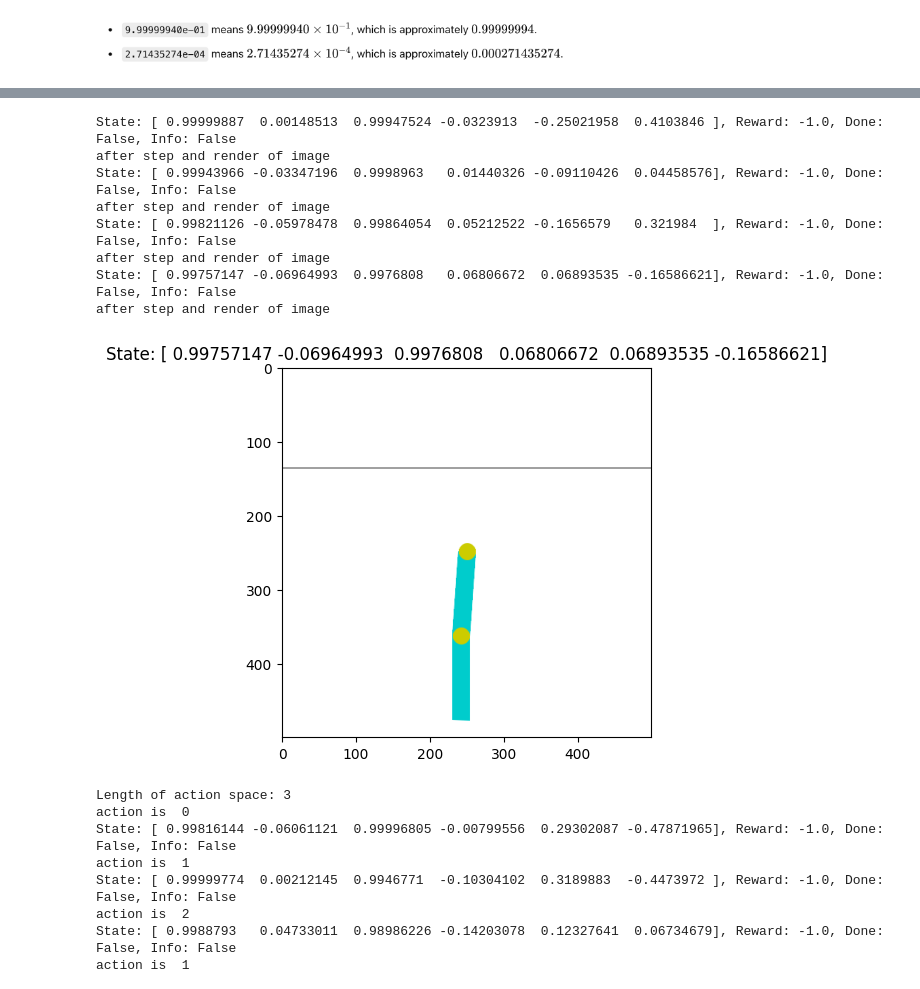
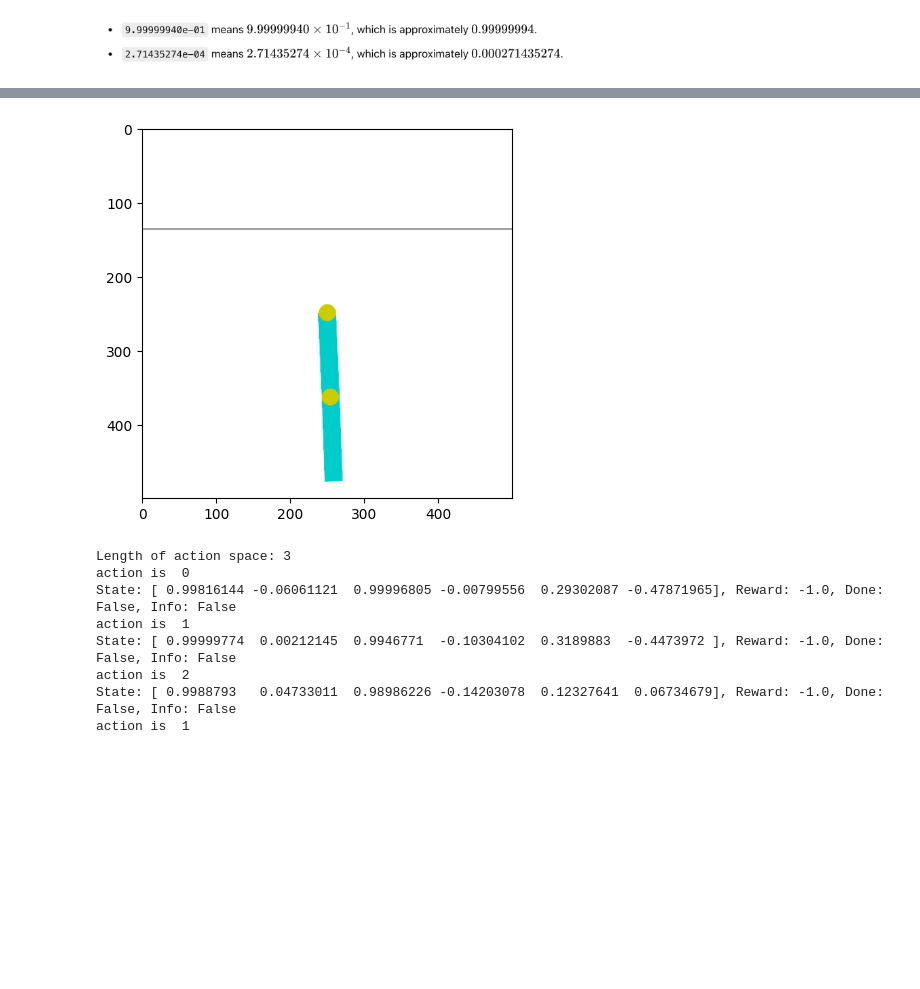
Before and after one commit to trueblood/MyAcrobot, a Jupyter notebook: MyAcrobot.ipynb, the cells around one changed output, grey strips where cells are left out. Saved outputs shown, nothing was run; the diff lists cells and outputs as text; code cells hidden in the pictures; blank space fills up the shorter version.

Commit message:
added custom environment

```diff
--- a/MyAcrobot.ipynb
+++ b/MyAcrobot.ipynb
@@ -55,3 +55,31 @@ Image(filename='./images/scientific-notation.png', width=500)
 # %% [output]
 scientific notation
 [figure]
+# %%
+import gymnasium as gym
+import numpy as np
+
+class CustomAcrobotEnv(gym.envs.classic_control.AcrobotEnv):
+    def __init__(self, render_mode='rgb_array'):
+        super().__init__()
+        self.render_mode = render_mode
+
+    def step(self, action):
+        # Call the original step method to perform the action
+        state, reward, done, info, _ = super().step(action)
+
+        # Custom reward logic
+        angle_threshold = 0.9  # Set a goal angle for high rewards
+        angle = state[0]  # Assuming this represents the angle from the state
+
+        # Apply custom reward conditions
+        if angle > angle_threshold:
+            reward = 10  # High reward for reaching a high angle
+        elif abs(angle) < 0.1:
+            reward = -1  # Penalty for low movement
+        else:
+            reward = -0.5  # Minor penalty for each step to keep it efficient
+
+        # Optionally, add custom information or logging
+        #info['custom_reward'] = reward
+        return state, reward, done, info
@@ -59,6 +138,7 @@ scientific notation
 import gymnasium as gym
 import matplotlib.pyplot as plt
 from matplotlib.animation import FuncAnimation
+import time
 
 # Set up the environment
 env = gym.make('Acrobot-v1', render_mode='rgb_array')
@@ -71,43 +151,39 @@ im = ax.imshow(img)
 ax.axis('on')
 
 # Define an update function for the animation
 def update_frame(frame):
     global state
     # Loop through actions for each frame update
     for _ in range(2):  # Adjust the range to control how many steps per frame
         action = env.action_space.sample()  # Sample a random action
         state, reward, done, info, _ = env.step(action)  # Take a step in the environment
         print(f'State: {state}, Reward: {reward}, Done: {done}, Info: {info}')
 
         # Render the new frame
         img = env.render()
         im.set_array(img)
+        print("image updated")
+
+
         plt.title(f'State: {state}')  # Update title with current state
 
+        time.sleep(2)
         # Reset if done
         if done:
             state = env.reset()
 
     return [im]
 
 # Create the animation
-ani = FuncAnimation(fig, update_frame, frames=100, blit=True, interval=200)  # interval controls the speed
+#ani = FuncAnimation(fig, update_frame, frames=100, blit=True, interval=200)  # interval controls the speed
 
 # Display the animation
 plt.show()
 
 # Close the environment
 env.close()
 # %% [output]
-State: [ 0.99999887  0.00148513  0.99947524 -0.0323913  -0.25021958  0.4103846 ], Reward: -1.0, Done: False, Info: False
-after step and render of image
-State: [ 0.99943966 -0.03347196  0.9998963   0.01440326 -0.09110426  0.04458576], Reward: -1.0, Done: False, Info: False
-after step and render of image
-State: [ 0.99821126 -0.05978478  0.99864054  0.05212522 -0.1656579   0.321984  ], Reward: -1.0, Done: False, Info: False
-after step and render of image
-State: [ 0.99757147 -0.06964993  0.9976808   0.06806672  0.06893535 -0.16586621], Reward: -1.0, Done: False, Info: False
-after step and render of image
-[figure, old version]
+[figure, new version]
 # %%
 import gymnasium as gym
 import matplotlib.pyplot as plt
```
Also changed, not shown: parts of 1 cell of this notebook.
